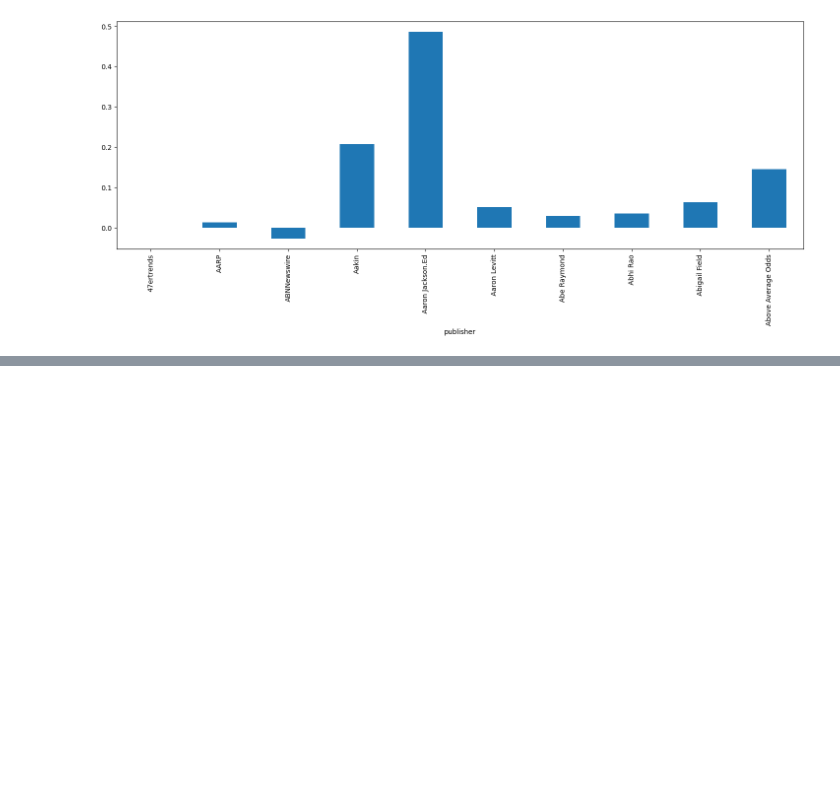
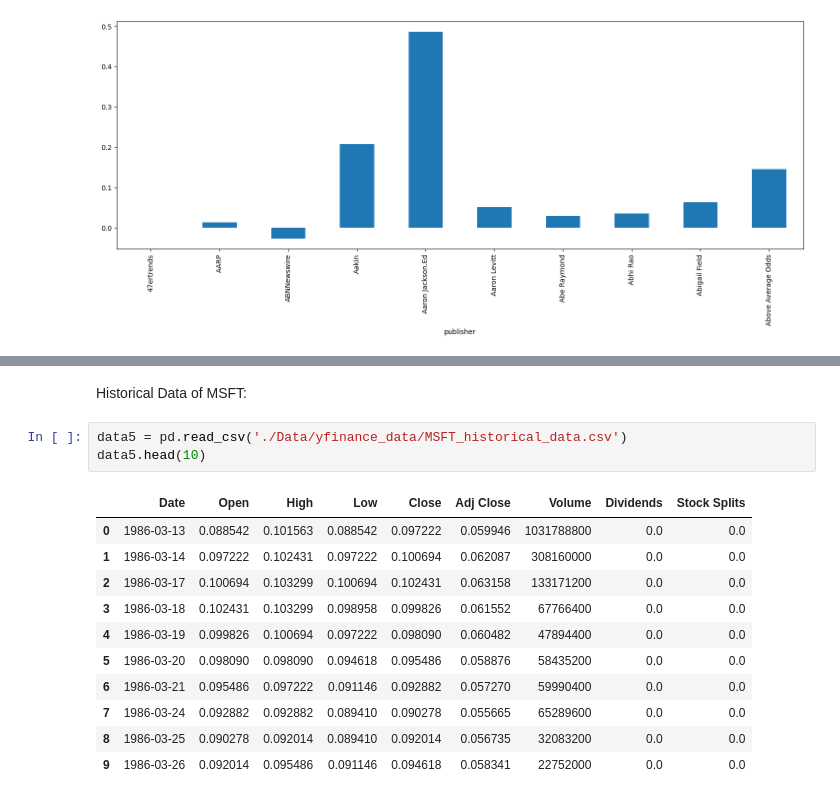
Before and after one commit to hanaDemma/Financial-News-and-Stock-Price-Integration-Analysis-Week-1, a Jupyter notebook: notebooks/newsandStockPrice.ipynb, the cells around one changed output, grey strips where cells are left out. Saved outputs shown, nothing was run; the diff lists cells and outputs as text; blank space fills up the shorter version.

```diff
--- a/notebooks/newsandStockPrice.ipynb
+++ b/notebooks/newsandStockPrice.ipynb
@@ -297,0 +353,17 @@ plt.show()
+# %% [markdown]
+Historical Data of MSFT:
+# %%
+data5 = pd.read_csv('./Data/yfinance_data/MSFT_historical_data.csv')
+data5.head(10)
+# %% [output]
+|  | Date | Open | High | Low | Close | Adj Close | Volume | Dividends | Stock Splits |
+| 0 | 1986-03-13 | 0.088542 | 0.101563 | 0.088542 | 0.097222 | 0.059946 | 1031788800 | 0.0 | 0.0 |
+| 1 | 1986-03-14 | 0.097222 | 0.102431 | 0.097222 | 0.100694 | 0.062087 | 308160000 | 0.0 | 0.0 |
+| 2 | 1986-03-17 | 0.100694 | 0.103299 | 0.100694 | 0.102431 | 0.063158 | 133171200 | 0.0 | 0.0 |
+| 3 | 1986-03-18 | 0.102431 | 0.103299 | 0.098958 | 0.099826 | 0.061552 | 67766400 | 0.0 | 0.0 |
+| 4 | 1986-03-19 | 0.099826 | 0.100694 | 0.097222 | 0.098090 | 0.060482 | 47894400 | 0.0 | 0.0 |
+| 5 | 1986-03-20 | 0.098090 | 0.098090 | 0.094618 | 0.095486 | 0.058876 | 58435200 | 0.0 | 0.0 |
+| 6 | 1986-03-21 | 0.095486 | 0.097222 | 0.091146 | 0.092882 | 0.057270 | 59990400 | 0.0 | 0.0 |
+| 7 | 1986-03-24 | 0.092882 | 0.092882 | 0.089410 | 0.090278 | 0.055665 | 65289600 | 0.0 | 0.0 |
+| 8 | 1986-03-25 | 0.090278 | 0.092014 | 0.089410 | 0.092014 | 0.056735 | 32083200 | 0.0 | 0.0 |
+| 9 | 1986-03-26 | 0.092014 | 0.095486 | 0.091146 | 0.094618 | 0.058341 | 22752000 | 0.0 | 0.0 |
```
Also changed, not shown: parts of 11 cells of this notebook.
